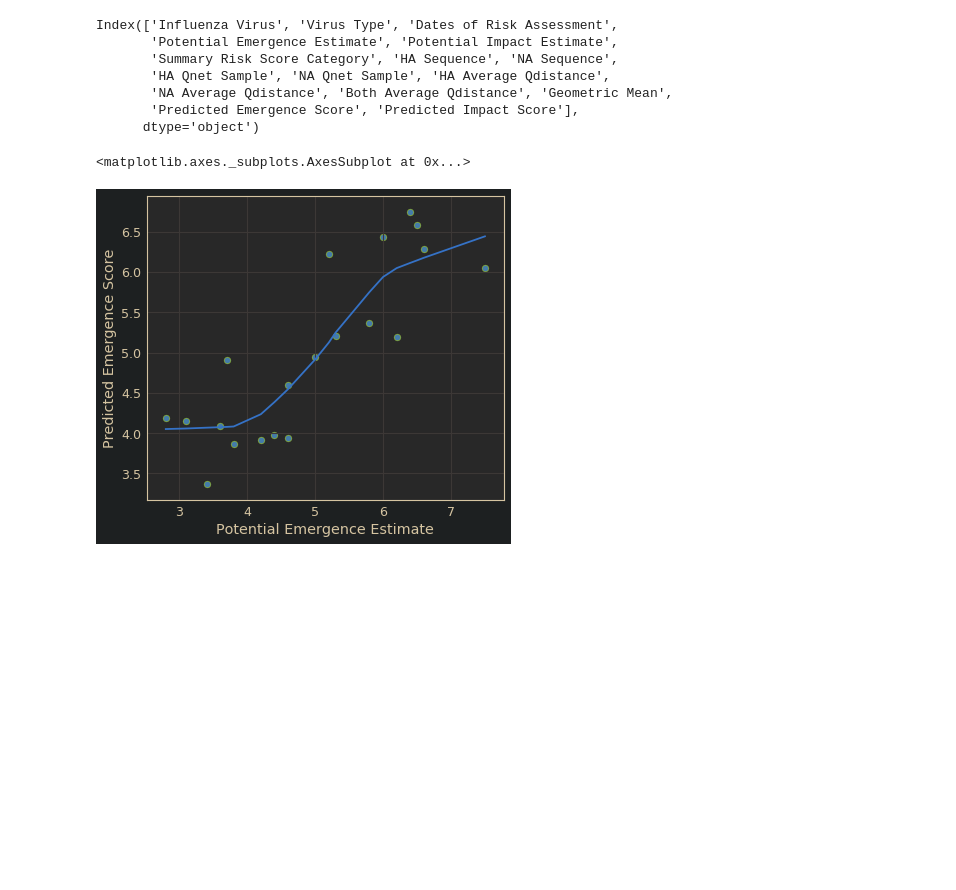
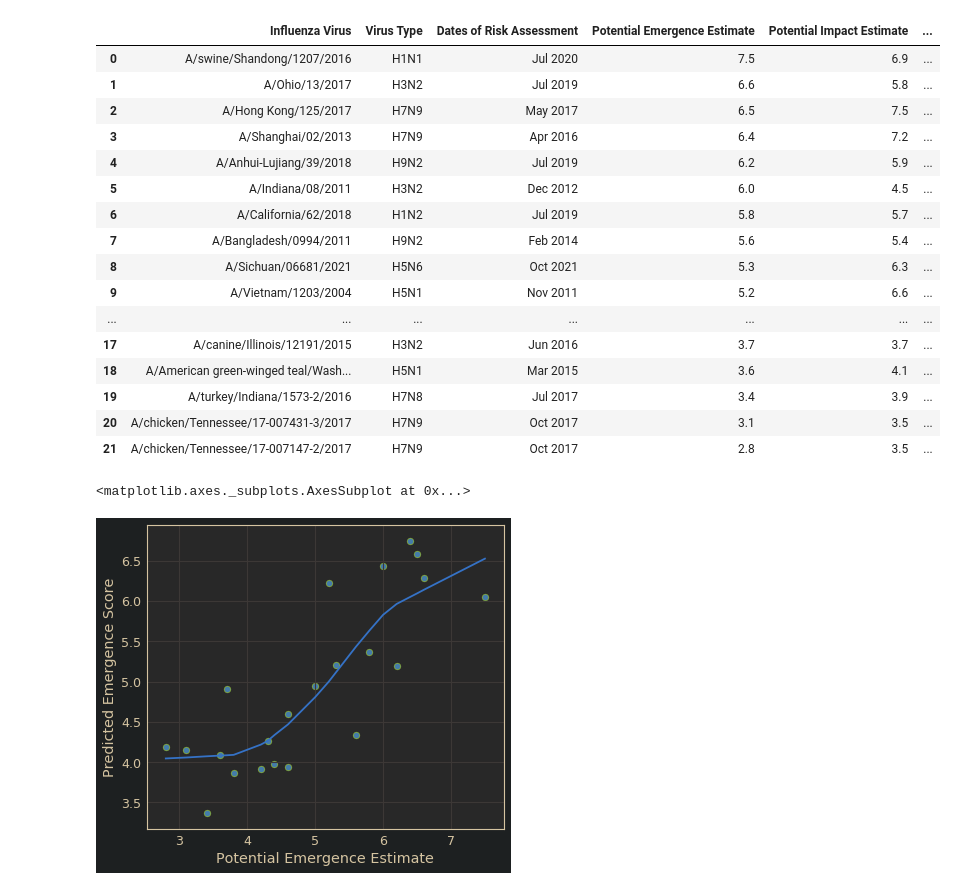
Before and after one commit to zeroknowledgediscovery/emergenet, a Jupyter notebook: irat_qnet/results/pred_linear_bounds.ipynb, the cells around one changed output. Drawn from its saved outputs; the diff is of its cells as text; code cells hidden in the pictures; blank space fills up the shorter version.

```diff
--- a/irat_qnet/results/pred_linear_bounds.ipynb
+++ b/irat_qnet/results/pred_linear_bounds.ipynb
@@ -9,23 +9,34 @@ from zedstat.ci import ci
 # %%
 rf=pd.read_csv('./irat_predictions.csv',index_col=0)
 import numpy as np
-rf=rf.replace(-1,np.nan).dropna()
+rf=rf[rf['Influenza Virus']!='A/duck/New York/1996']
+#rf=rf.replace(-1,np.nan).dropna()
 rf['Geometric Mean'] = -1*rf['Geometric Mean']
-rf.columns
+rf
 # %% [output]
-Index(['Influenza Virus', 'Virus Type', 'Dates of Risk Assessment',
-       'Potential Emergence Estimate', 'Potential Impact Estimate',
-       'Summary Risk Score Category', 'HA Sequence', 'NA Sequence',
-       'HA Qnet Sample', 'NA Qnet Sample', 'HA Average Qdistance',
-       'NA Average Qdistance', 'Both Average Qdistance', 'Geometric Mean',
-       'Predicted Emergence Score', 'Predicted Impact Score'],
-      dtype='object')
+|  | Influenza Virus | Virus Type | Dates of Risk Assessment | Potential Emergence Estimate | Potential Impact Estimate | ... |
+| 0 | A/swine/Shandong/1207/2016 | H1N1 | Jul 2020 | 7.5 | 6.9 | ... |
+| 1 | A/Ohio/13/2017 | H3N2 | Jul 2019 | 6.6 | 5.8 | ... |
+| 2 | A/Hong Kong/125/2017 | H7N9 | May 2017 | 6.5 | 7.5 | ... |
+| 3 | A/Shanghai/02/2013 | H7N9 | Apr 2016 | 6.4 | 7.2 | ... |
+| 4 | A/Anhui-Lujiang/39/2018 | H9N2 | Jul 2019 | 6.2 | 5.9 | ... |
+| 5 | A/Indiana/08/2011 | H3N2 | Dec 2012 | 6.0 | 4.5 | ... |
+| 6 | A/California/62/2018 | H1N2 | Jul 2019 | 5.8 | 5.7 | ... |
+| 7 | A/Bangladesh/0994/2011 | H9N2 | Feb 2014 | 5.6 | 5.4 | ... |
+| 8 | A/Sichuan/06681/2021 | H5N6 | Oct 2021 | 5.3 | 6.3 | ... |
+| 9 | A/Vietnam/1203/2004 | H5N1 | Nov 2011 | 5.2 | 6.6 | ... |
+| ... | ... | ... | ... | ... | ... | ... |
+| 17 | A/canine/Illinois/12191/2015 | H3N2 | Jun 2016 | 3.7 | 3.7 | ... |
+| 18 | A/American green-winged teal/Wash... | H5N1 | Mar 2015 | 3.6 | 4.1 | ... |
+| 19 | A/turkey/Indiana/1573-2/2016 | H7N8 | Jul 2017 | 3.4 | 3.9 | ... |
+| 20 | A/chicken/Tennessee/17-007431-3/2017 | H7N9 | Oct 2017 | 3.1 | 3.5 | ... |
+| 21 | A/chicken/Tennessee/17-007147-2/2017 | H7N9 | Oct 2017 | 2.8 | 3.5 | ... |
 # %%
 rf.plot.scatter(x='Potential Emergence Estimate',y='Predicted Emergence Score',color='g',s=50)
 sns.regplot(x='Potential Emergence Estimate',y='Predicted Emergence Score',data=rf,lowess=1)
 # %% [output]
 <matplotlib.axes._subplots.AxesSubplot at 0x...>
-[figure, old version]
+[figure, new version]
 # %%
 #rf.plot.scatter(y='Potential Emergence Estimate',x='Geometric Mean',color='g',s=50)
 ax=sns.regplot(y='Potential Emergence Estimate',x='Geometric Mean',data=rf,lowess=1)
```
Also changed, not shown: parts of 10 cells of this notebook, 1 other file.
